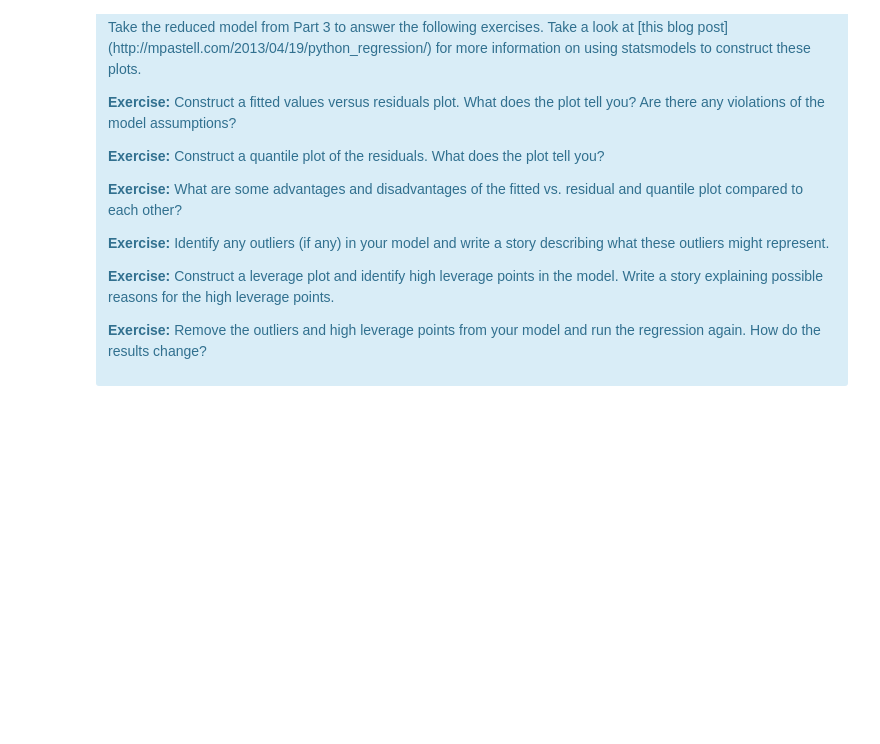
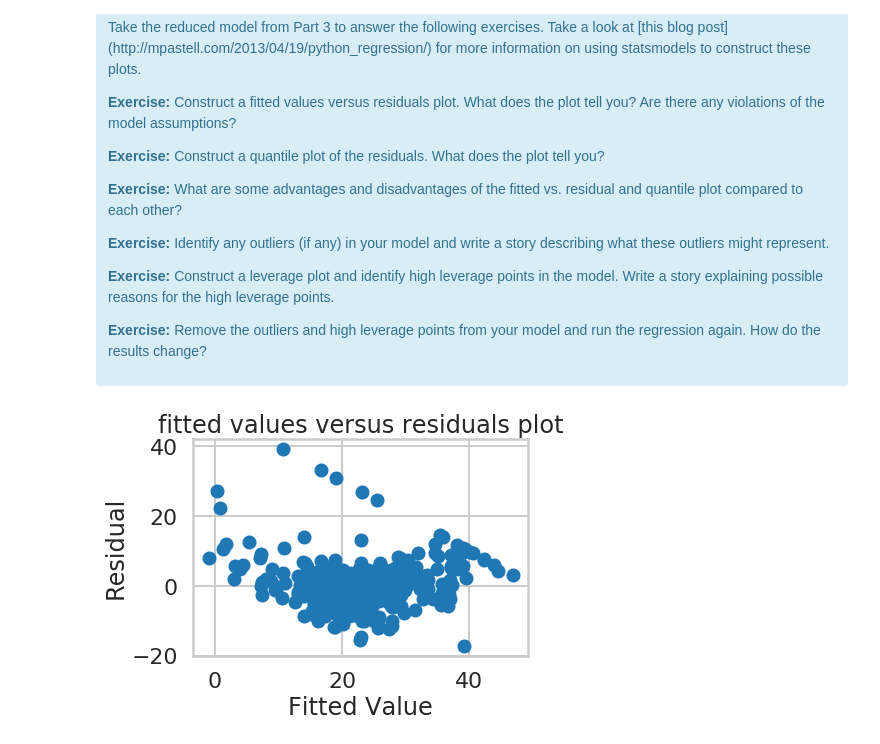
Before and after one commit to aliborji/springboard-mini-projects, a Jupyter notebook: linear_regression/Mini_Project_Linear_Regression.ipynb, the cells around one changed output. Cells and saved outputs as stored; diff of their text form; code cells hidden in the pictures; blank space fills up the shorter version.

```diff
--- a/linear_regression/Mini_Project_Linear_Regression.ipynb
+++ b/linear_regression/Mini_Project_Linear_Regression.ipynb
@@ -914,3 +914,12 @@ There are some other issues that are important investigate with linear regressio
 </div>
 # %%
 # Your turn.
+# %%
+# Constructing a fitted values versus residuals plot
+_ = plt.scatter(m.fittedvalues, m.resid)
+_ = plt.xlabel("Fitted Value")
+_ = plt.ylabel("Residual")
+_ = plt.title("fitted values versus residuals plot")
+plt.show()
+# %% [output]
+[figure, added]
```
Also changed, not shown: parts of 7 cells of this notebook.
